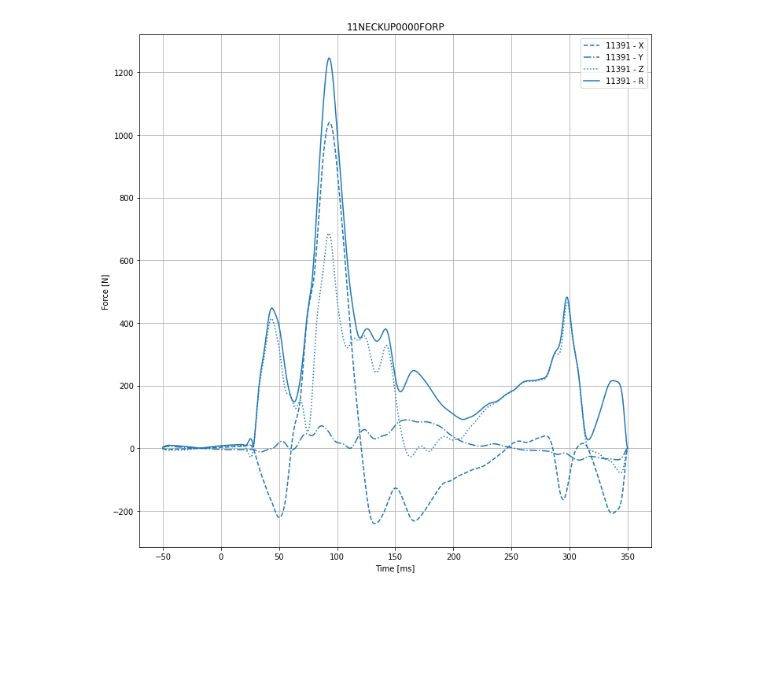
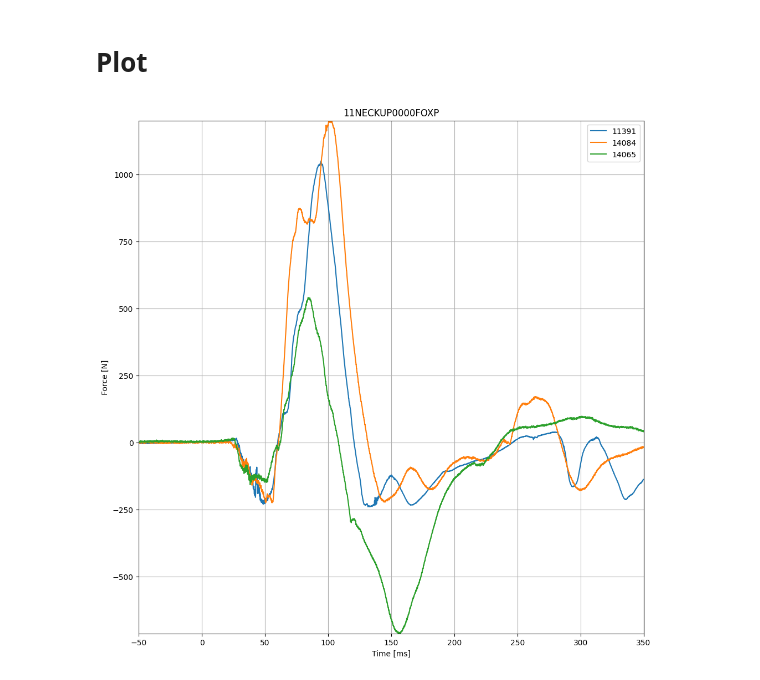
Before and after one commit to jonaskeller14/pyisomme, a Jupyter notebook: docs/plotting.ipynb, the cells around one changed output. Cells and saved outputs as stored; diff of their text form; code cells hidden in the pictures; blank space fills up the shorter version.

Commit message:
docs/plotting: Replaced obsolete code

```diff
--- a/docs/plotting.ipynb
+++ b/docs/plotting.ipynb
@@ -3,7 +5,7 @@ import pyisomme
 # %%
-v1 = pyisomme.Isomme().read("../data/nhtsa/11391/11391.mme", "11NECKUP????FO??")
-v2 = pyisomme.Isomme().read("../data/nhtsa/14084/14084.mme", "11NECKUP????FO??")
-v3 = pyisomme.Isomme().read("../data/nhtsa/14065/14065.mme", "11NECKUP????FO??")
+v1 = pyisomme.Isomme().read("../data/nhtsa/11391/11391.mme", "11NECKUP????FO??", "11TIBI*FO*")
+v2 = pyisomme.Isomme().read("../data/nhtsa/14084/14084.mme", "11NECKUP????FO??", "11TIBI*FO*")
+v3 = pyisomme.Isomme().read("../data/nhtsa/14065/14065.mme", "11NECKUP????FO??", "11TIBI*FO*")
 
 v1.print_channel_list()
 v2.print_channel_list()
@@ -36,4 +40,6 @@ pyisomme.plot_4_xyzr([v1, v2, v3], "11NECKUP0000FO?D", 4, 1)  # 4x1-Layout
-# %%
-pyisomme.plot_1_xyzr([v1], "11NECKUP0000FOXP")
-# %% [output]
-[figure, removed]
+# %% [markdown]
+# Plot
+# %%
+fig = pyisomme.Plot_Line({isomme: [[isomme.get_channel("11NECKUP????FOX?")]] for isomme in (v1, v2, v3)})
+# %% [output]
+[figure, added]
```
Also changed, not shown: parts of 9 cells of this notebook.
